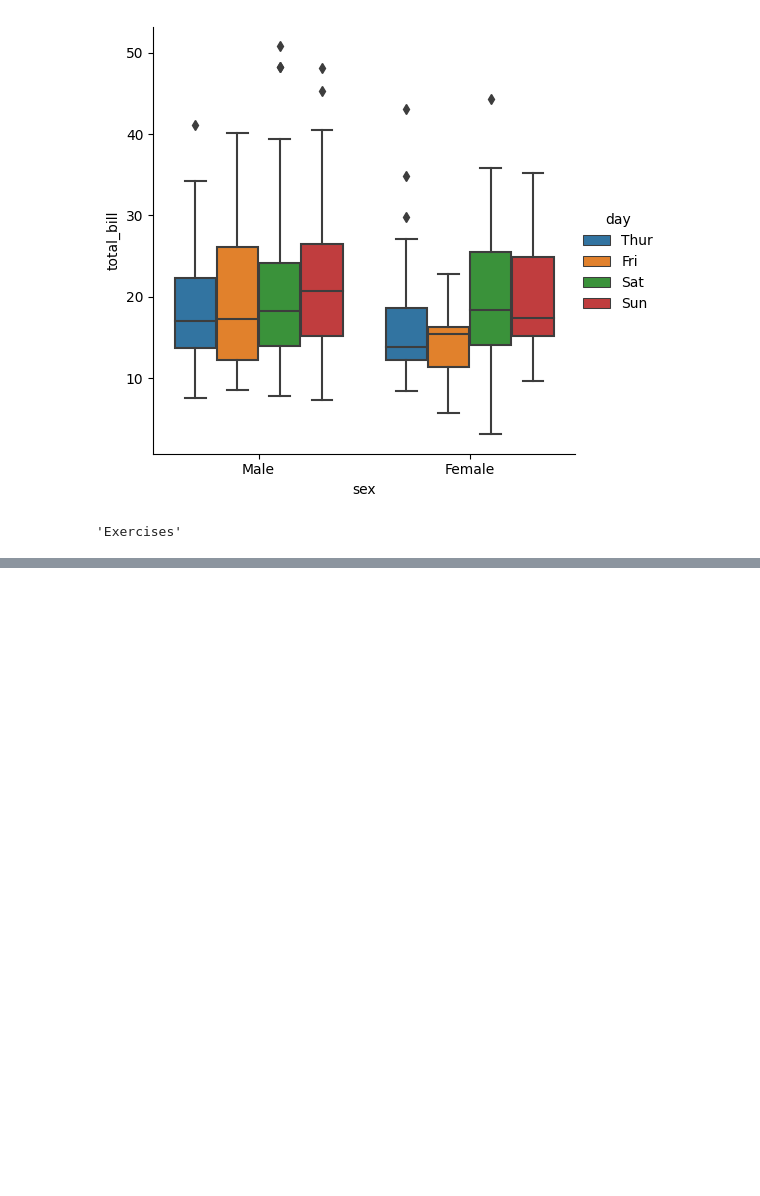
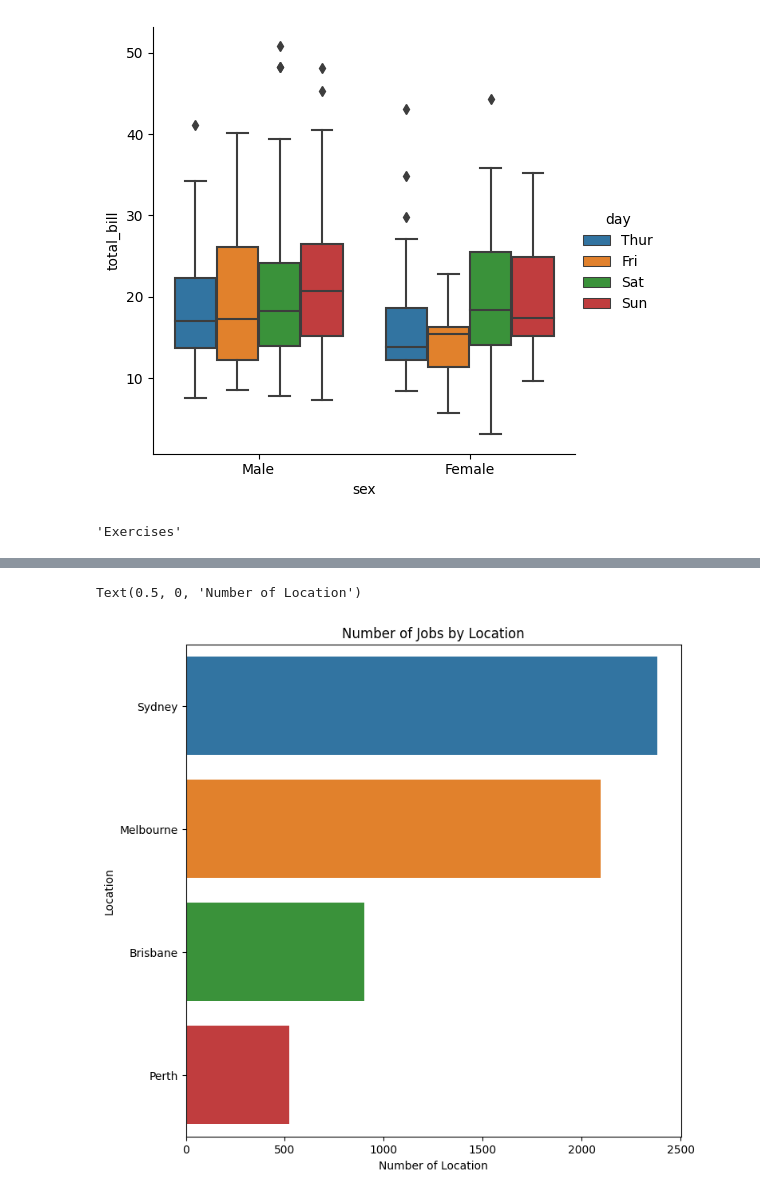
Before and after one commit to kieuoanh2512/TH_KhaiPhaDuLieu, a Jupyter notebook: lab3.ipynb, the cells around one changed output, grey strips where cells are left out. Drawn from its saved outputs; the diff is of its cells as text; code cells hidden in the pictures; blank space fills up the shorter version.

```diff
--- a/lab3.ipynb
+++ b/lab3.ipynb
@@ -279,0 +313,8 @@ sns.catplot(x="sex", y="total_bill", hue="day",data=tips, kind="box")
+# %%
+plt.figure(figsize=(8, 8))
+sns.countplot(data=data, y='Location',order=bar1)
+plt.title('Number of Jobs by Location')
+plt.xlabel('Number of Location')
+# %% [output]
+Text(0.5, 0, 'Number of Location')
+[figure, added]
```
Also changed, not shown: parts of 9 cells of this notebook.
